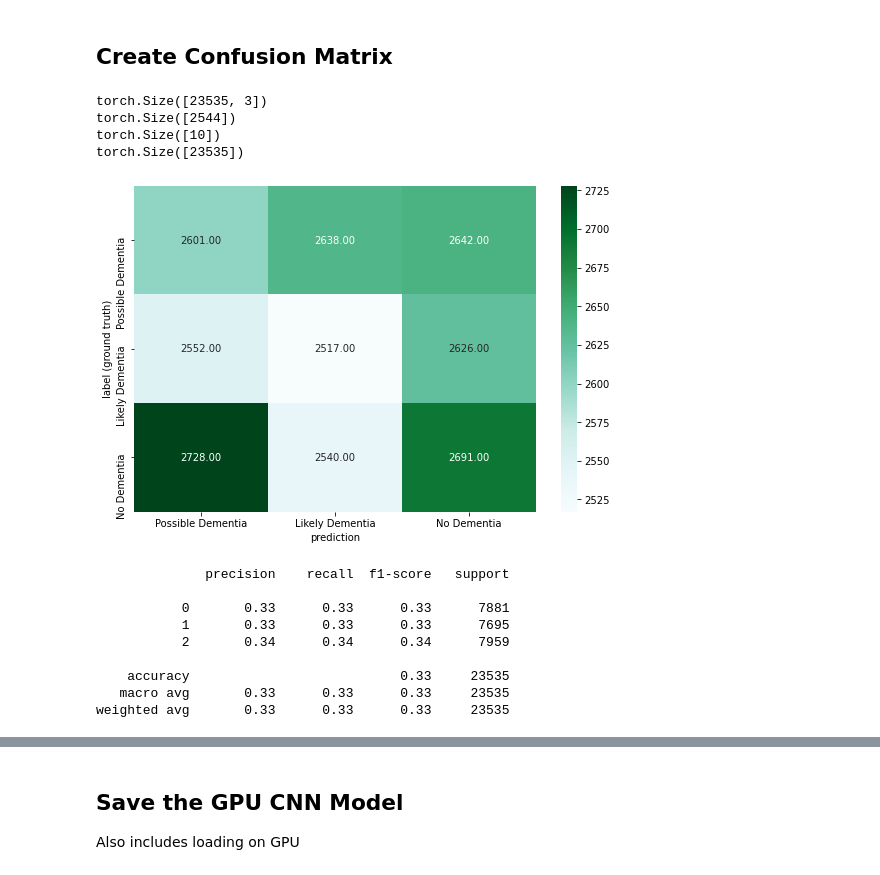
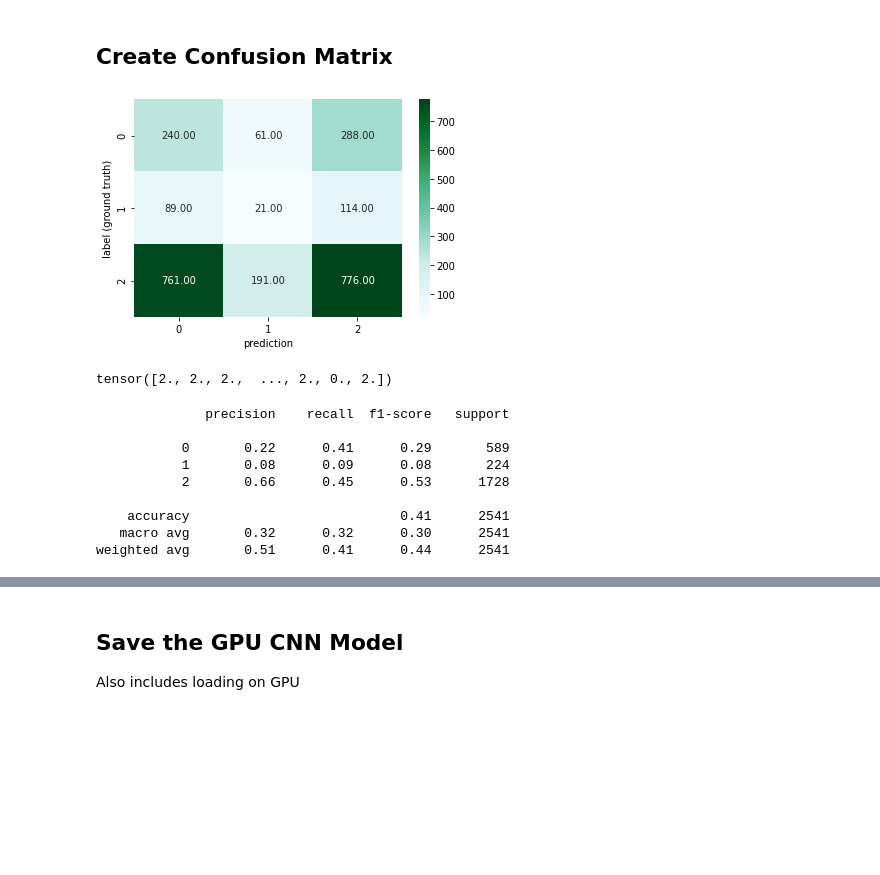
Before and after one commit to ian-byrne/MADSmilestone2, a Jupyter notebook: Supervised_CNN.ipynb, the cells around one changed output, grey strips where cells are left out. Cells and saved outputs as stored; diff of their text form; code cells hidden in the pictures; blank space fills up the shorter version.

```diff
--- a/Supervised_CNN.ipynb
+++ b/Supervised_CNN.ipynb
@@ -135,9 +136,9 @@ test_data, y_test_tensor = ld.load_np_files(tst_im_path, tst_lb_path)
 (2541, 1, 368, 284)
 # %%
 # Get image data and label tensors
-train_loader = torch.utils.data.DataLoader(training_data, batch_size = batch_size, shuffle = True)
-validate_loader = torch.utils.data.DataLoader(validation_data, batch_size = batch_size, shuffle = True)
-test_loader = torch.utils.data.DataLoader(test_data, batch_size = batch_size, shuffle = True)
+train_loader = torch.utils.data.DataLoader(training_data, batch_size = 25, shuffle = True)
+validate_loader = torch.utils.data.DataLoader(validation_data, batch_size = 1)#, shuffle = True)
+test_loader = torch.utils.data.DataLoader(test_data, batch_size = 1)#, shuffle = True)
 
 
 #Labels
@@ -507,18 +491,35 @@ sns.lineplot(data=train_val_loss_df, x = "epochs", y="value", hue="variable", ax
 # %% [markdown]
 # Evaluate the model using Test Set
 # %%
-all_preds = []
+all_pred = []
+all_preds = torch.tensor([])
+y_test = torch.tensor([])
 with torch.set_grad_enabled(False):
   model.eval()
-  for x_test_batch, _ in test_loader:
+  for x_test_batch, y_test_batch in test_loader:
     x_test_batch = x_test_batch.to(float).to(device)
     y_test_pred = model(x_test_batch)
     _, y_pred_probs = torch.max(y_test_pred, dim = 1)
-    all_preds.append(y_pred_probs.cpu().numpy())
+    all_pred.append(y_pred_probs.cpu().numpy())
+    all_preds = torch.cat((all_preds.cpu(), y_pred_probs.cpu()),dim = 0)
+    y_test = torch.cat((y_test, y_test_batch), dim = 0)
 
-all_preds = [a.squeeze().tolist() for a in all_preds]
+#all_preds = [a.squeeze().tolist() for a in all_preds]
 # %% [markdown]
 ## Create Confusion Matrix
+# %%
+confusion_matrix_df = pd.DataFrame(confusion_matrix(y_test, all_pred))#.rename(columns=idx2class, index=idx2class)
+sns.heatmap(confusion_matrix_df, annot=True, fmt=".2f", cmap='BuGn')
+plt.xlabel("prediction")
+plt.ylabel("label (ground truth)")
+plt.show()
+# %% [output]
+[figure, added]
+# %%
+
+y_test
+# %% [output]
+tensor([2., 2., 2.,  ..., 2., 0., 2.])
 # %%
 """def conf_matrix(model, loader):
   model.eval()
@@ -560,25 +561,21 @@ def plot_conf_matrix(matrix, class_names, session):
 from sklearn.metrics import classification_report, confusion_matrix
 #all_pred = conf_matrix(model, train_loader)
 confmat = ConfusionMatrix(num_classes = 3)
-cmtx = confmat(y_train_tensor.numpy(), all_pred)
-#cmtx = confmat(all_pred, y_train_tensor)
+#cmtx = confmat(y_train_tensor.cpu().numpy(), all_preds)
+#cmtx = confmat(y_test, all_pred)
 class_names = ["Possible Dementia", "Likely Dementia", "No Dementia"]
 class_vals = [0,1,2]
-plot_conf_matrix(cmtx, class_names, 2)
-print(classification_report(y_train_tensor.numpy(), all_pred, class_vals))
+#plot_conf_matrix(cmtx, class_names, 2)
+print(classification_report(y_test, all_pred, class_vals))
+#print(classification_report(y_train_tensor.numpy(), all_preds, class_vals))
 #print(classification_report(y_train_tensor, all_pred.argmax(axis=1), class_vals))
 # %% [output]
-torch.Size([23535, 3])
-torch.Size([2544])
-torch.Size([10])
-torch.Size([23535])
+              precision    recall  f1-score   support
+
+           0       0.22      0.41      0.29       589
+           1       0.08      0.09      0.08       224
+           2       0.66      0.45      0.53      1728
+
+    accuracy                           0.41      2541
+   macro avg       0.32      0.32      0.30      2541
+weighted avg       0.51      0.41      0.44      2541
-[figure, removed]
-              precision    recall  f1-score   support
-
-           0       0.33      0.33      0.33      7881
-           1       0.33      0.33      0.33      7695
-           2       0.34      0.34      0.34      7959
-
-    accuracy                           0.33     23535
-   macro avg       0.33      0.33      0.33     23535
-weighted avg       0.33      0.33      0.33     23535
```
Also changed, not shown: parts of 8 cells of this notebook.
